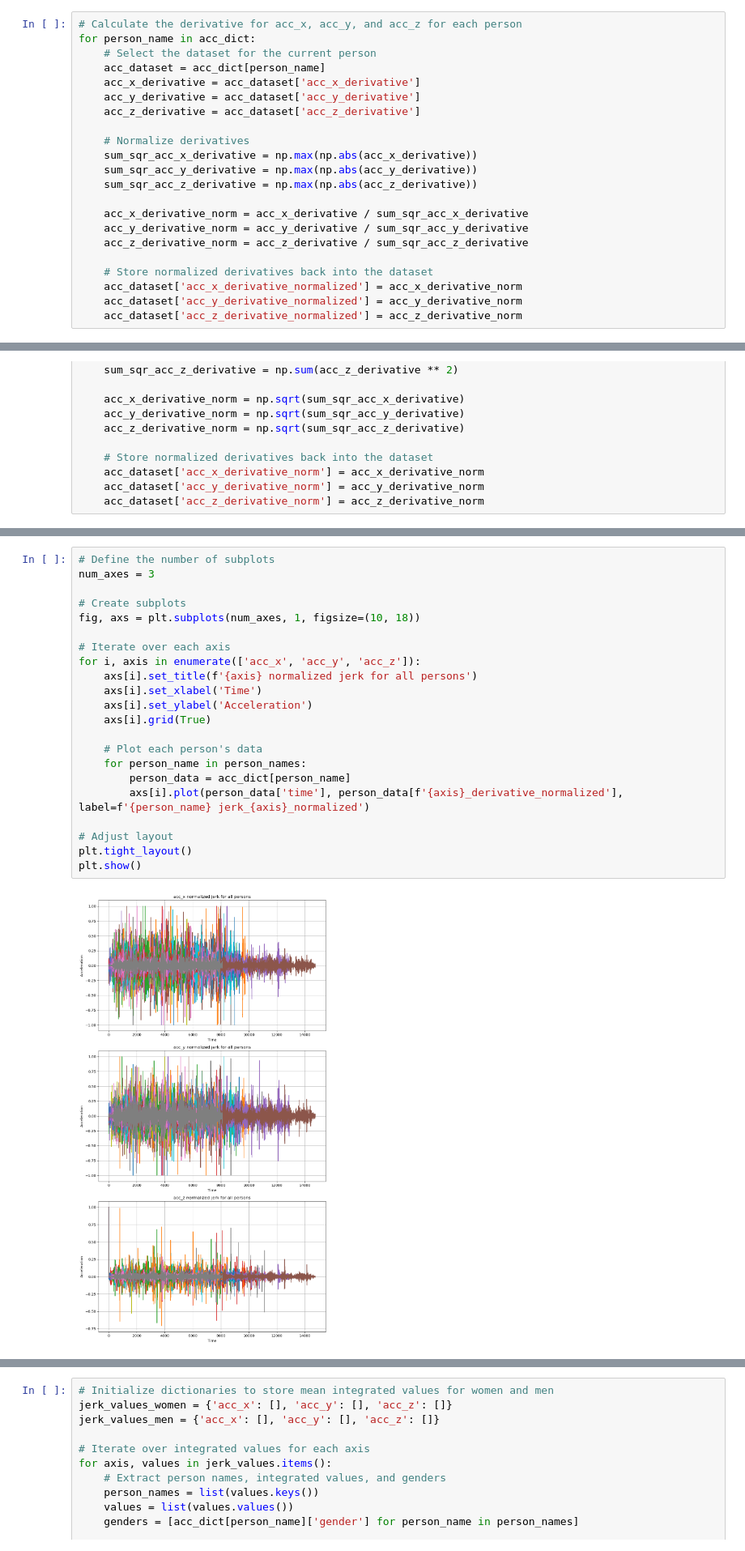
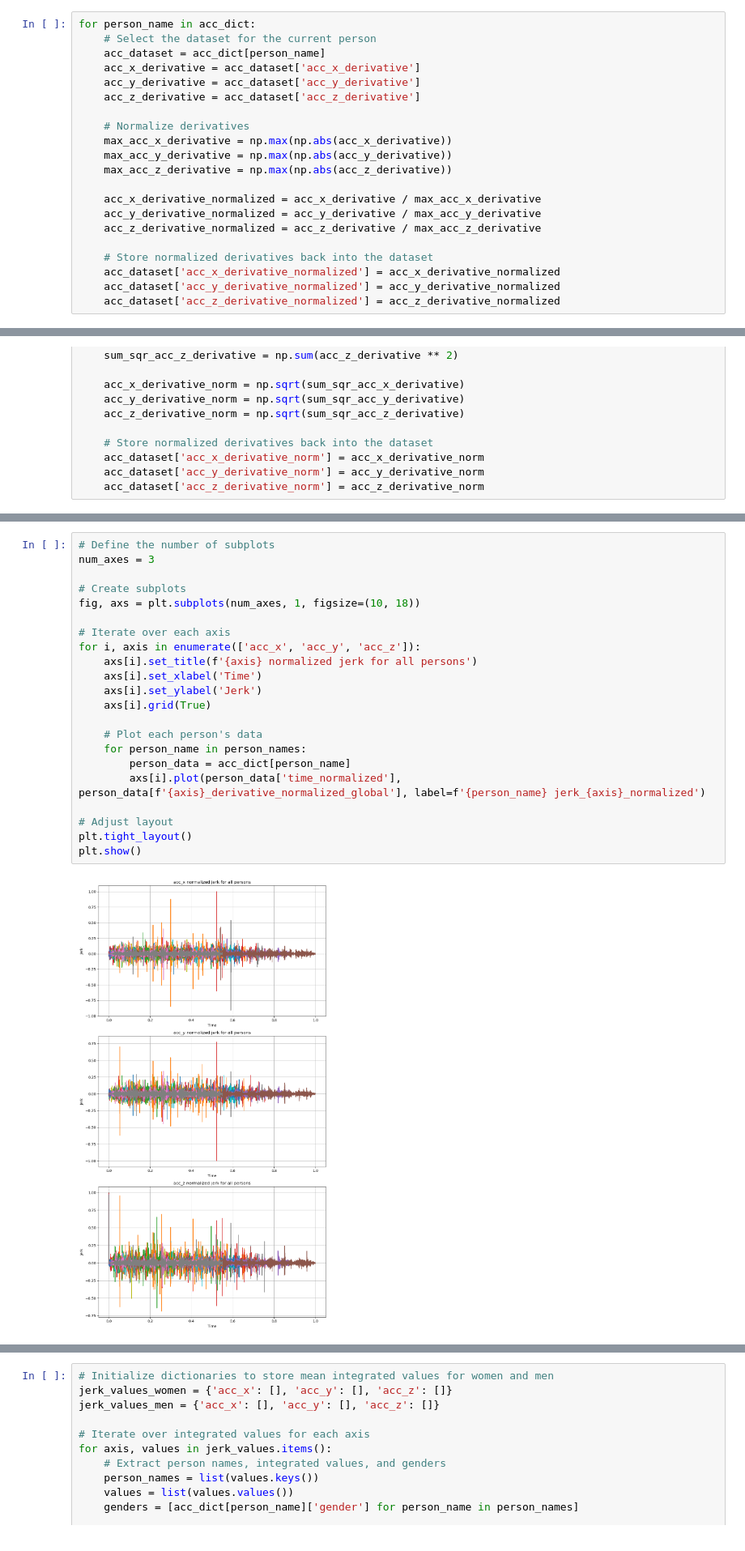
Before and after one commit to doertiboy/MasterStudy, a Jupyter notebook: Acceleration.ipynb, the cells around one changed output, grey strips where cells are left out. Shown at 81% size. Saved outputs shown, nothing was run; the diff lists cells and outputs as text.

```diff
--- a/Acceleration.ipynb
+++ b/Acceleration.ipynb
@@ -142,5 +143,4 @@ Normalization of the jerk
 # %%
-# Calculate the derivative for acc_x, acc_y, and acc_z for each person
 for person_name in acc_dict:
     # Select the dataset for the current person
     acc_dataset = acc_dict[person_name]
@@ -149,15 +149,15 @@ for person_name in acc_dict:
     acc_z_derivative = acc_dataset['acc_z_derivative']
 
     # Normalize derivatives
-    sum_sqr_acc_x_derivative = np.max(np.abs(acc_x_derivative))
-    sum_sqr_acc_y_derivative = np.max(np.abs(acc_y_derivative))
-    sum_sqr_acc_z_derivative = np.max(np.abs(acc_z_derivative))
+    max_acc_x_derivative = np.max(np.abs(acc_x_derivative))
+    max_acc_y_derivative = np.max(np.abs(acc_y_derivative))
+    max_acc_z_derivative = np.max(np.abs(acc_z_derivative))
 
-    acc_x_derivative_norm = acc_x_derivative / sum_sqr_acc_x_derivative
-    acc_y_derivative_norm = acc_y_derivative / sum_sqr_acc_y_derivative
-    acc_z_derivative_norm = acc_z_derivative / sum_sqr_acc_z_derivative
+    acc_x_derivative_normalized = acc_x_derivative / max_acc_x_derivative
+    acc_y_derivative_normalized = acc_y_derivative / max_acc_y_derivative
+    acc_z_derivative_normalized = acc_z_derivative / max_acc_z_derivative
 
     # Store normalized derivatives back into the dataset
-    acc_dataset['acc_x_derivative_normalized'] = acc_x_derivative_norm
-    acc_dataset['acc_y_derivative_normalized'] = acc_y_derivative_norm
-    acc_dataset['acc_z_derivative_normalized'] = acc_z_derivative_norm
+    acc_dataset['acc_x_derivative_normalized'] = acc_x_derivative_normalized
+    acc_dataset['acc_y_derivative_normalized'] = acc_y_derivative_normalized
+    acc_dataset['acc_z_derivative_normalized'] = acc_z_derivative_normalized
@@ -207,24 +260,24 @@ plt.show()
 # %%
 # Define the number of subplots
 num_axes = 3
 
 # Create subplots
 fig, axs = plt.subplots(num_axes, 1, figsize=(10, 18))
 
 # Iterate over each axis
 for i, axis in enumerate(['acc_x', 'acc_y', 'acc_z']):
     axs[i].set_title(f'{axis} normalized jerk for all persons')
     axs[i].set_xlabel('Time')
-    axs[i].set_ylabel('Acceleration')
+    axs[i].set_ylabel('Jerk')
     axs[i].grid(True)
 
     # Plot each person's data
     for person_name in person_names:
         person_data = acc_dict[person_name]
-        axs[i].plot(person_data['time'], person_data[f'{axis}_derivative_normalized'], label=f'{person_name} jerk_{axis}_normalized')
+        axs[i].plot(person_data['time_normalized'], person_data[f'{axis}_derivative_normalized_global'], label=f'{person_name} jerk_{axis}_normalized')
 
 # Adjust layout
 plt.tight_layout()
 plt.show()
 # %% [output]
-[figure, old version]
+[figure, new version]
```
Also changed, not shown: parts of 20 cells of this notebook, 5 other files.
